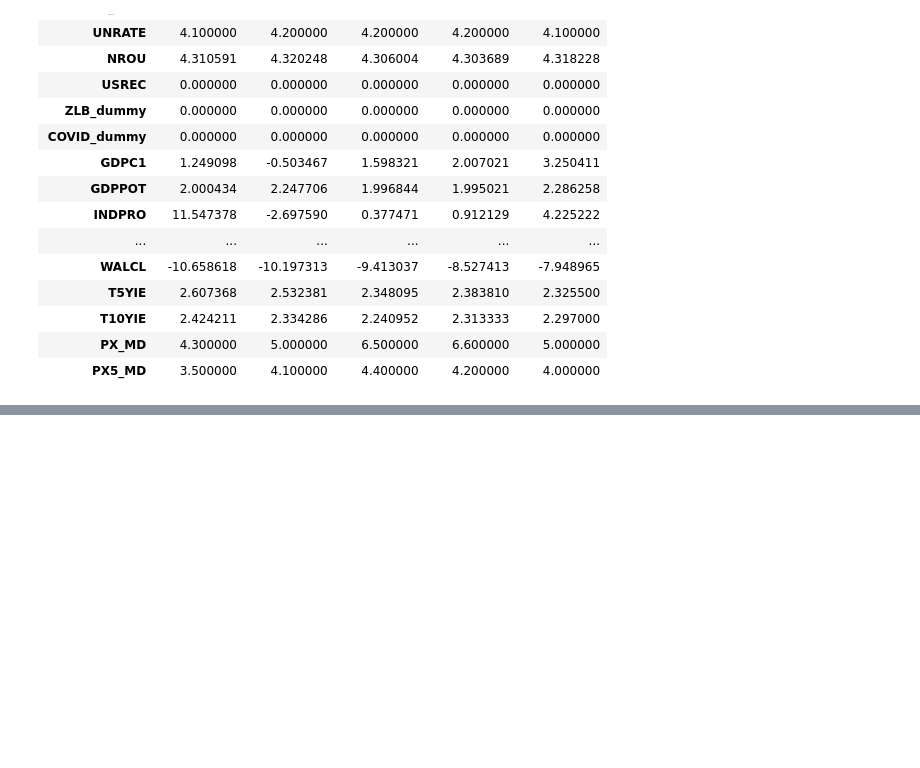
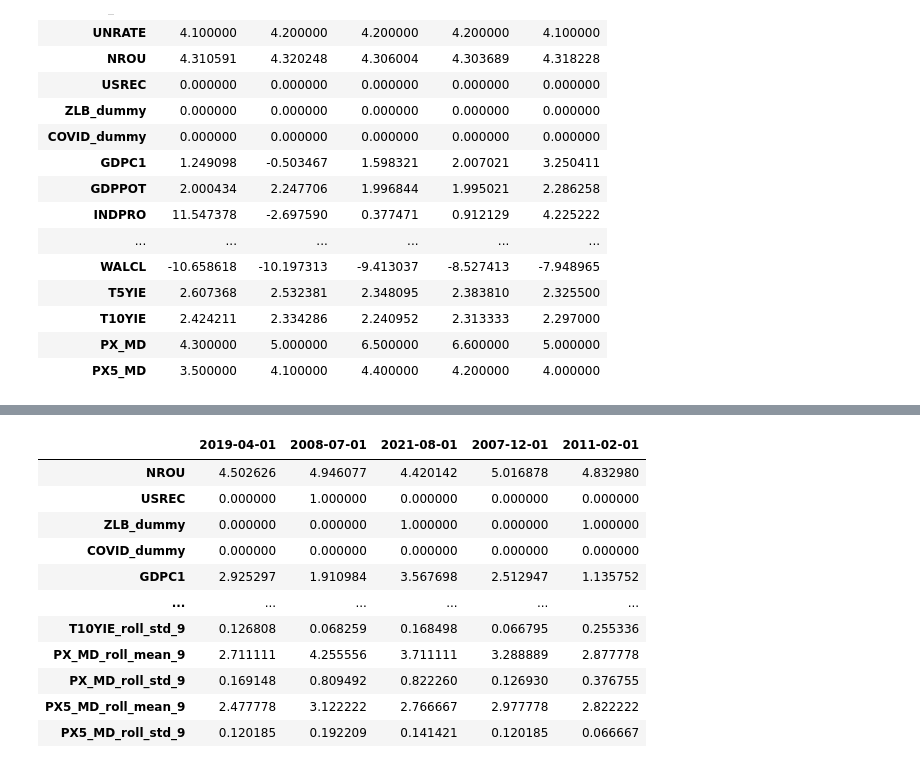
Before and after one commit to taso5789/ds-project-portfolio, a Jupyter notebook: code/5_Decision_Trees.ipynb, the cells around one changed output, grey strips where cells are left out. Cells and saved outputs as stored; diff of their text form; code cells hidden in the pictures; blank space fills up the shorter version.

```diff
--- a/code/5_Decision_Trees.ipynb
+++ b/code/5_Decision_Trees.ipynb
@@ -60,0 +109,14 @@ Data (Tail)
+# %%
+# Use the median as the threshold to determine "high"
+inflation_median_YoY = df['PCEPILFE_YoY'].median()
+inflation_median_MoM = df['PCEPILFE_MoM'].median()
+unemployment_median = df['UNRATE'].median()
+
+df['high_inflation_YoY'] = (df['PCEPILFE_YoY'] > inflation_median_YoY).astype(int)
+df['high_inflation_MoM'] = (df['PCEPILFE_MoM'] > inflation_median_MoM).astype(int)
+df['high_unemployment'] = (df['UNRATE'] > unemployment_median).astype(int)
+
+print('Data Preparation Complete')
+print(f'Median Inflation (PCE, YoY): {inflation_median_YoY:.2f}')
+print(f'Median Inflation (PCE, MoM): {inflation_median_MoM:.2f}')
+print(f'Median Unemployment (UNRATE): {unemployment_median:.2f}')
@@ -60,0 +139,73 @@ Data (Tail)
+# %%
+print('\n--- Analysis 1: Predicting High Inflation Periods (YoY) with Decision Tree ---')
+
+# Generate lag/rolling features
+df_inf_YoY = feature_engineering(df, lags=[], windows=[9]) # 0.9254
+
+# Define the prefixes of columns to drop
+prefixes_to_drop = ['PCEPILFE_YoY', 'PCEPILFE_MoM', 'UNRATE', 'high_inflation_YoY', 'high_inflation_MoM', 'high_unemployment']
+
+# Find all columns that start with any of the defined prefixes using a list comprehension
+cols_to_drop = [col for col in df_inf_YoY.columns for prefix in prefixes_to_drop if col.startswith(prefix)]
+
+# Drop the identified columns from the DataFrame
+features = df_inf_YoY.drop(columns=cols_to_drop)
+
+# Define Features (X) and Target (y)
+X_inf_YoY = features
+y_inf_YoY = df_inf_YoY['high_inflation_YoY']
+
+# Split Data into Training and Testing Sets
+X_inf_YoY_train, X_inf_YoY_test, y_inf_YoY_train, y_inf_YoY_test = train_test_split(
+    X_inf_YoY, y_inf_YoY, test_size=0.3, random_state=42, stratify=y_inf_YoY
+)
+
+# Display Training Data
+print('')
+print('')
+print('Training Data')
+print('')
+print('Features (X)')
+display(X_inf_YoY_train.head().T)
+print('')
+print('Target (y)')
+display(y_inf_YoY_train.head().T)
+
+# Display Test Data
+print('')
+print('')
+print('Test Data')
+print('')
+print('Features (X)')
+display(X_inf_YoY_test.head().T)
+print('')
+print('Target (y)')
+display(y_inf_YoY_test.head().T)
+
+# Set up the ColumnTransformer
+dummy_cols = ['USREC', 'ZLB_dummy', 'COVID_dummy']
+continuous_cols = [col for col in X_inf_YoY_train.columns if col not in dummy_cols]
+preprocessor = ColumnTransformer(
+    transformers = [
+        ('scaler', StandardScaler(), continuous_cols),
+        ('passthrough', 'passthrough', dummy_cols)
+    ],
+    remainder='passthrough'
+)
+
+# Scale the Features
+X_inf_YoY_train_scaled = preprocessor.fit_transform(X_inf_YoY_train)
+X_inf_YoY_test_scaled = preprocessor.transform(X_inf_YoY_test)
+
+# Train and Evaluate the Decision Tree Model
+dt_inf_YoY = DecisionTreeClassifier(max_depth=5, random_state=42)
+dt_inf_YoY.fit(X_inf_YoY_train_scaled, y_inf_YoY_train)
+y_inf_YoY_pred = dt_inf_YoY.predict(X_inf_YoY_test_scaled)
+
+# Display evaluation results
+print(f'\nModel Accuracy: {accuracy_score(y_inf_YoY_test, y_inf_YoY_pred):.4f}')
+print('\nConfusion Matrix:')
+print(confusion_matrix(y_inf_YoY_test, y_inf_YoY_pred))
+print('\nClassification Report:')
+print(classification_report(y_inf_YoY_test, y_inf_YoY_pred, target_names=['Low Inflation', 'High Inflation']))
+# %% [output]
@@ -60,0 +218,12 @@ Data (Tail)
+|  | 2019-04-01 | 2008-07-01 | 2021-08-01 | 2007-12-01 | 2011-02-01 |
+| NROU | 4.502626 | 4.946077 | 4.420142 | 5.016878 | 4.832980 |
+| USREC | 0.000000 | 1.000000 | 0.000000 | 0.000000 | 0.000000 |
+| ZLB_dummy | 0.000000 | 0.000000 | 1.000000 | 0.000000 | 1.000000 |
+| COVID_dummy | 0.000000 | 0.000000 | 0.000000 | 0.000000 | 0.000000 |
+| GDPC1 | 2.925297 | 1.910984 | 3.567698 | 2.512947 | 1.135752 |
+| ... | ... | ... | ... | ... | ... |
+| T10YIE_roll_std_9 | 0.126808 | 0.068259 | 0.168498 | 0.066795 | 0.255336 |
+| PX_MD_roll_mean_9 | 2.711111 | 4.255556 | 3.711111 | 3.288889 | 2.877778 |
+| PX_MD_roll_std_9 | 0.169148 | 0.809492 | 0.822260 | 0.126930 | 0.376755 |
+| PX5_MD_roll_mean_9 | 2.477778 | 3.122222 | 2.766667 | 2.977778 | 2.822222 |
+| PX5_MD_roll_std_9 | 0.120185 | 0.192209 | 0.141421 | 0.120185 | 0.066667 |
```
Also changed, not shown: parts of 12 cells of this notebook, 42 other files.
